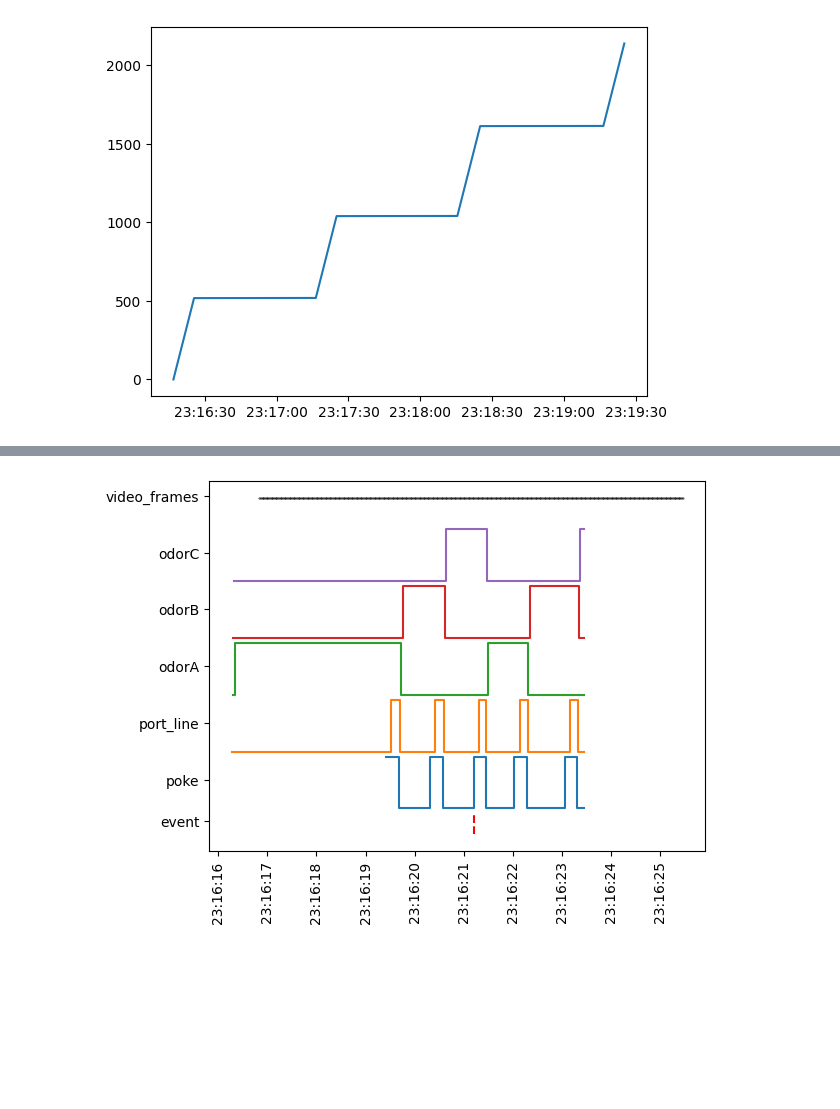
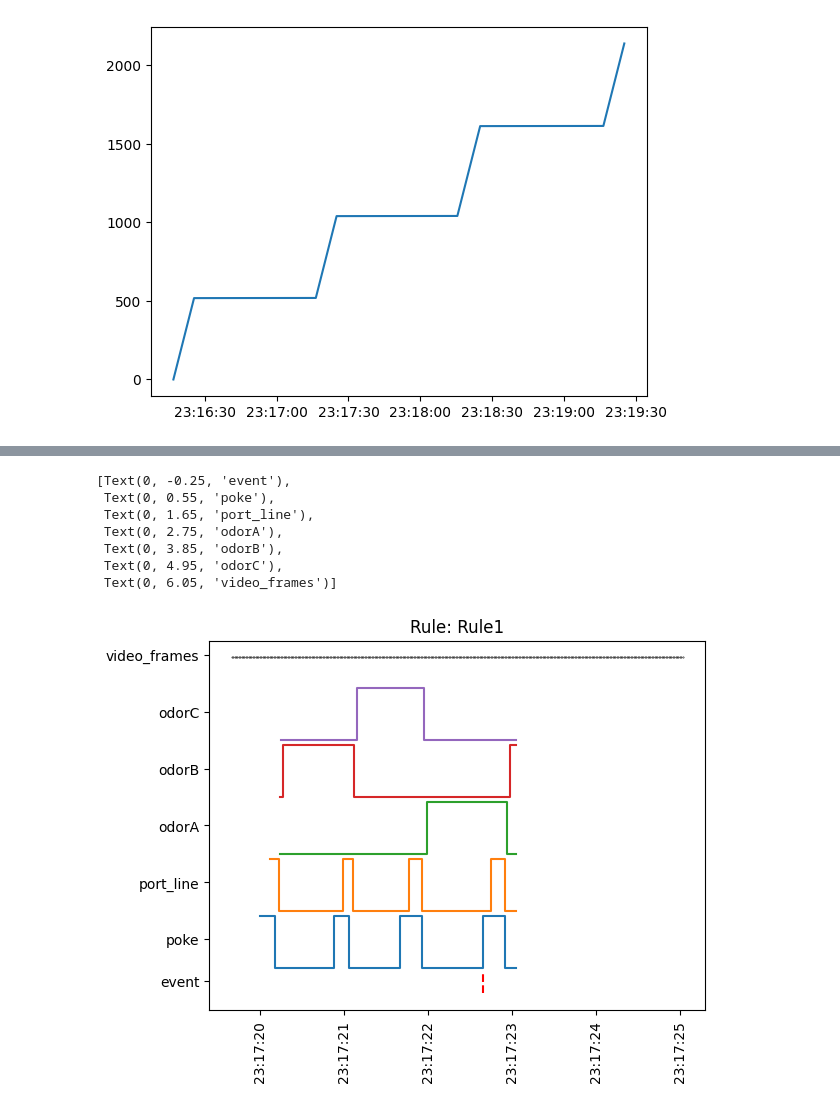
Before and after one commit to goatsofnaxos/Delphi, a Jupyter notebook: analysis/postprocess.ipynb, the cells around one changed output, grey strips where cells are left out. Saved outputs shown, nothing was run; the diff lists cells and outputs as text; code cells hidden in the pictures; blank space fills up the shorter version.

Commit message:
Completed metadata and video annotation in postprocessing

```diff
--- a/analysis/postprocess.ipynb
+++ b/analysis/postprocess.ipynb
@@ -85,6 +85,11 @@ merged = pd.merge(line_states["poke_events"], line_states["port_line_state"], le
 merged.columns = line_states.keys()
 
 # add additional meta information
+merged['poke_count'] = (merged['poke_events'] * 1).cumsum(skipna=True).ffill()
+merged['odor_count'] = (merged['odorA_state'] * 1).cumsum(skipna=True).ffill() + (merged['odorB_state'] * 1).cumsum(skipna=True).ffill() + \
+                       (merged['odorC_state'] * 1).cumsum(skipna=True).ffill() + (merged['odorD_state'] * 1).cumsum(skipna=True).ffill()
+
+print(merged)
 # %% [output]
 DotMap(lineMappings=DotMap(odorMap=[DotMap(name='OdorA', line=6), DotMap(name='OdorB', line=7), DotMap(name='OdorC', line=8), DotMap(name='OdorD', line=9)], auxLine=0, portLine=0, vacuumLine=2), metad ...
                               poke_events port_line_state vacuum_line_state  \
@@ -107,17 +112,41 @@ Time
 # Using the consolidated data sets, do an example plot centered around a poke event
 
 # Get all the poke onset events, then index to pick a single event. Ultimately we just need to choose a timestamp value to center our plot around.
-poke_event = merged["poke_events"][merged["poke_events"]==True].iloc[[2]] # as an example we here pick the time 3rd poke event time
+poke_event = merged["poke_events"][merged["poke_events"]==True].iloc[[9]] # as an example we here pick the time 3rd poke event time
 poke_event_time = poke_event.index[0]
 
 # Create a time window around the time of this event
-time_offset = 10 # 10 second time offset around the event
+time_offset = 3 # 3 second time offset around the event
 start_time = poke_event_time - pd.Timedelta(seconds=time_offset)
 end_time = poke_event_time + pd.Timedelta(seconds=time_offset)
 
 # Slice the data in this time window
 event_data = merged[start_time : end_time]
 event_vid = video_data[start_time : end_time]
+
+# additional meta information
+cur_state = merged.ffill().loc[merged.index <= poke_event_time].iloc[-1]
+cur_odor = [state for state in ['odorA_state', 'odorB_state', 'odorC_state', 'odorD_state'] if cur_state[state]][0]
+current_rule = rule_settings[rule_settings.index <= poke_event_time]["metadata"].iloc[-1]
+
+time_beam_break_on = poke_event_time
+time_beam_break_off = event_data.loc[(event_data['poke_events'] == False) & (event_data.index > poke_event_time)].index[0]
+
+time_port_open = event_data.loc[(event_data['port_line_state'] == True) & (event_data.index > poke_event_time)].index[0]
+time_port_close = event_data.loc[(event_data['port_line_state'] == False) & (event_data.index > poke_event_time)].index[0]
+
+time_odor_open = event_data.loc[(event_data[cur_odor] == True) & (event_data.index <= poke_event_time)].index[0]
+time_odor_close = event_data.loc[(event_data[cur_odor] == False) & (event_data.index > poke_event_time)].index[0]
+
+next_poke_valves = (event_data[event_data.index > time_odor_close])[['odorA_state', 'odorB_state', 'odorC_state', 'odorD_state']].sum(axis=1)
+next_odor_time = next_poke_valves[next_poke_valves == 1].index[0]
+
+print('Current state')
+print(cur_state)
+print(f'Beam break on: {time_beam_break_on}, off: {time_beam_break_off}')
+print(f'Time port open: {time_port_open}, close: {time_port_close}')
+print(f'Time odor open: {time_odor_open}, close: {time_odor_close}')
+print(f'Next odor open: {next_odor_time}')
 
 # Construct a plot of this time window
 fig = plt.figure()
@@ -130,33 +159,9 @@ plt.plot(event_data["odorB_state"].ffill() + 3.3, drawstyle = 'steps-post')
 plt.plot(event_data["odorC_state"].ffill() + 4.4, drawstyle = 'steps-post')
 plt.scatter(event_vid.index, np.ones((1, len(event_vid.index))) * 6, c='k', s=0.1)
 plt.xticks(rotation=90)
+plt.title(f'Rule: {current_rule.ruleAlias}')
 
 ax = fig.axes[0]
 ax.set_yticks([-0.25, 0.55, 1.65, 2.75, 3.85, 4.95, 6.05])
 ax.set_yticklabels(['event', 'poke', 'port_line', 'odorA', 'odorB', 'odorC', 'video_frames'])
-
-# Get all frames
-frames = [f for f in video.frames(event_vid)]
-
-# create annotated video around this event
-annotated_frames = []
-for i, f in enumerate(frames):
-    cur_t = event_vid.index[i]
-    relative_t = (cur_t - poke_event_time).total_seconds()
-    cur_state = merged.ffill().loc[merged.index <= cur_t].iloc[-1]
-    cv2.putText(f, f'HARP Time : {cur_t}', (10, 30), cv2.FONT_HERSHEY_SIMPLEX, 0.7, (0, 0, 0), 2, 1)
-    cv2.putText(f, f'Time to event (s) : {relative_t}', (10, 60), cv2.FONT_HERSHEY_SIMPLEX, 0.7, (0, 0, 0), 2, 1)
-
-    cv2.putText(f, f"Aux state : {cur_state['poke_events']}", (10, 90), cv2.FONT_HERSHEY_SIMPLEX, 0.7, (0, 255, 0) if cur_state['poke_events'] else (0, 0, 255), 2, 1)
-    cv2.putText(f, f"Port state : {cur_state['port_line_state']}", (10, 120), cv2.FONT_HERSHEY_SIMPLEX, 0.7, (0, 255, 0) if cur_state['port_line_state'] else (0, 0, 255), 2, 1)
-    cv2.putText(f, f"OdorA state : {cur_state['odorA_state']}", (10, 150), cv2.FONT_HERSHEY_SIMPLEX, 0.7, (0, 255, 0) if cur_state['odorA_state'] else (0, 0, 255), 2, 1)
-    cv2.putText(f, f"OdorB state : {cur_state['odorB_state']}", (10, 180), cv2.FONT_HERSHEY_SIMPLEX, 0.7, (0, 255, 0) if cur_state['odorB_state'] else (0, 0, 255), 2, 1)
-    cv2.putText(f, f"OdorC state : {cur_state['odorC_state']}", (10, 210), cv2.FONT_HERSHEY_SIMPLEX, 0.7, (0, 255, 0) if cur_state['odorC_state'] else (0, 0, 255), 2, 1)
-    annotated_frames.append(f)
-
-video.export(annotated_frames, f'{video_datafolder}Event-{str(poke_event_time).replace(" ", "").replace(":", "T")}.mp4', 50)
-
-# additional meta information
-current_rule = rule_settings[rule_settings.index <= poke_event_time]["metadata"].iloc[-1]
-print(current_rule)
 # %% [output]
@@ -164 +183,8 @@ DotMap(ruleAlias='Rule1', stateDefinitions=[DotMap(name='OdorA', transitionsTo='
+[Text(0, -0.25, 'event'),
+ Text(0, 0.55, 'poke'),
+ Text(0, 1.65, 'port_line'),
+ Text(0, 2.75, 'odorA'),
+ Text(0, 3.85, 'odorB'),
+ Text(0, 4.95, 'odorC'),
+ Text(0, 6.05, 'video_frames')]
-[figure, old version]
+[figure, new version]
```
Also changed, not shown: parts of 3 cells of this notebook.
